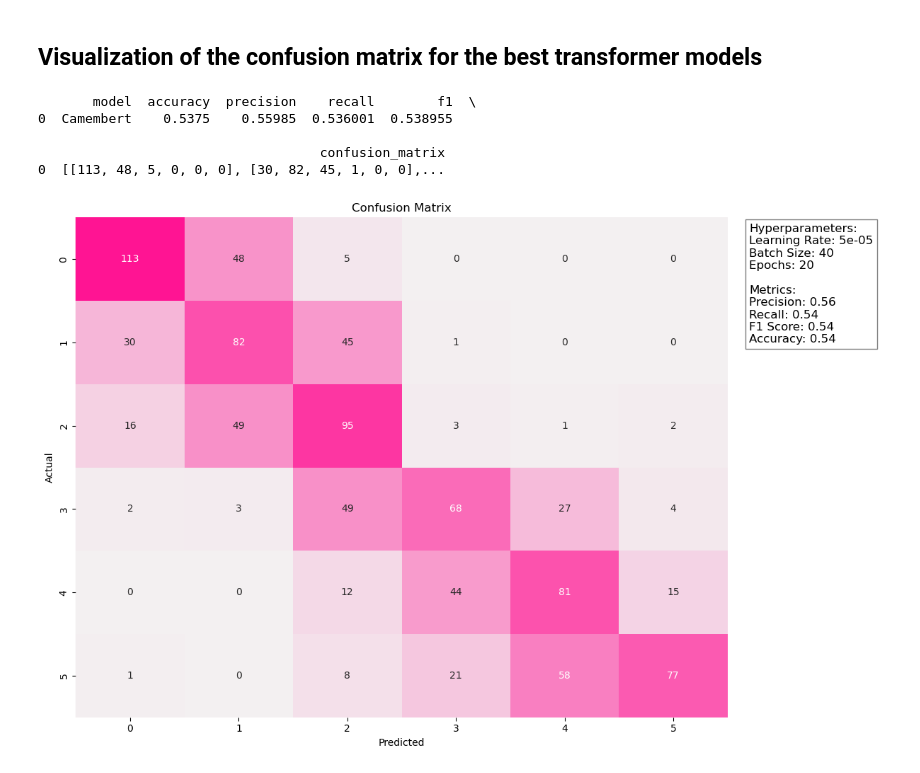
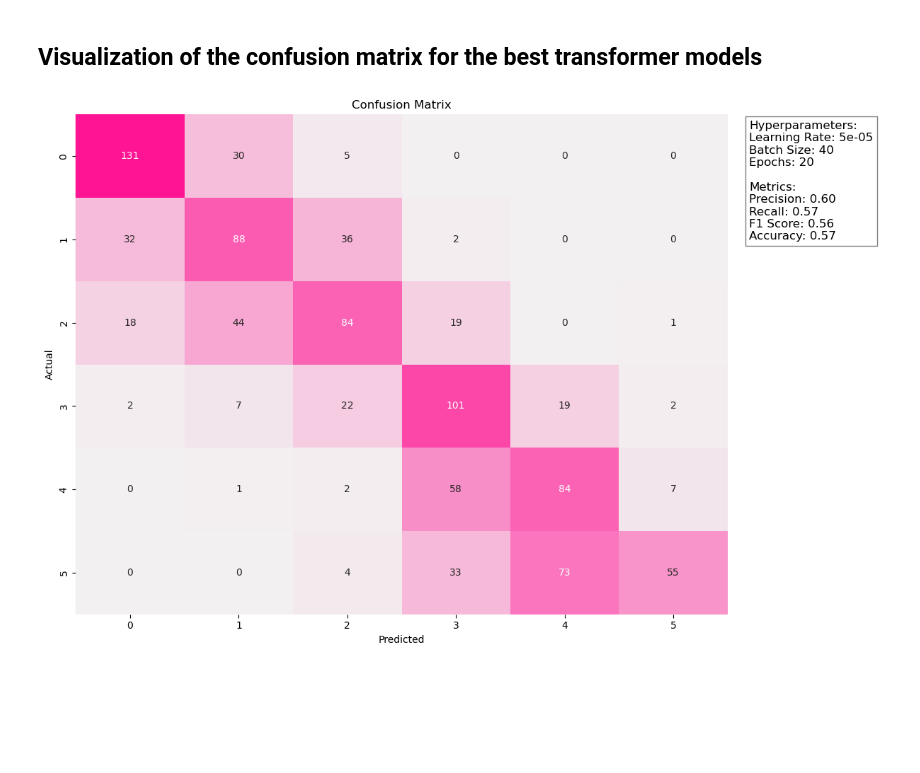
Before and after one commit to BeatriceVaienti/dsml_project, a Jupyter notebook: notebooks/models_evaluation_viz.ipynb, the cells around one changed output. Drawn from its saved outputs; the diff is of its cells as text; code cells hidden in the pictures; blank space fills up the shorter version.

```diff
--- a/notebooks/models_evaluation_viz.ipynb
+++ b/notebooks/models_evaluation_viz.ipynb
@@ -264,19 +264,11 @@ def plot_best_metrics(file_path):
     plt.show()
 # %%
 # Plot the best metrics and confusion matrix from the specified file
-df = pd.read_json('../hyperparameters_log/evaluation_results.json')
+file_path =('../hyperparameters_log/best_models_confusion_matrix/camembert_metrics.json')
 # only take the row that has 'model' == 'camembert'
 
-df_camembert = df[df['model'] == 'Camembert']
-#plot_best_metrics('../hyperparameters_log/final_metrics_camembert.json')
-print(df_camembert)
-plot_best_metrics(df_camembert.iloc[0])
+plot_best_metrics(file_path)
 # %% [output]
-       model  accuracy  precision    recall        f1  \
-0  Camembert    0.5375    0.55985  0.536001  0.538955
-
-                                    confusion_matrix
-0  [[113, 48, 5, 0, 0, 0], [30, 82, 45, 1, 0, 0],...
-[figure, old version]
+[figure, new version]
 # %%
 # Plot the best metrics and confusion matrix from the specified file
```
Also changed, not shown: parts of 2 cells of this notebook, 6 other files.
